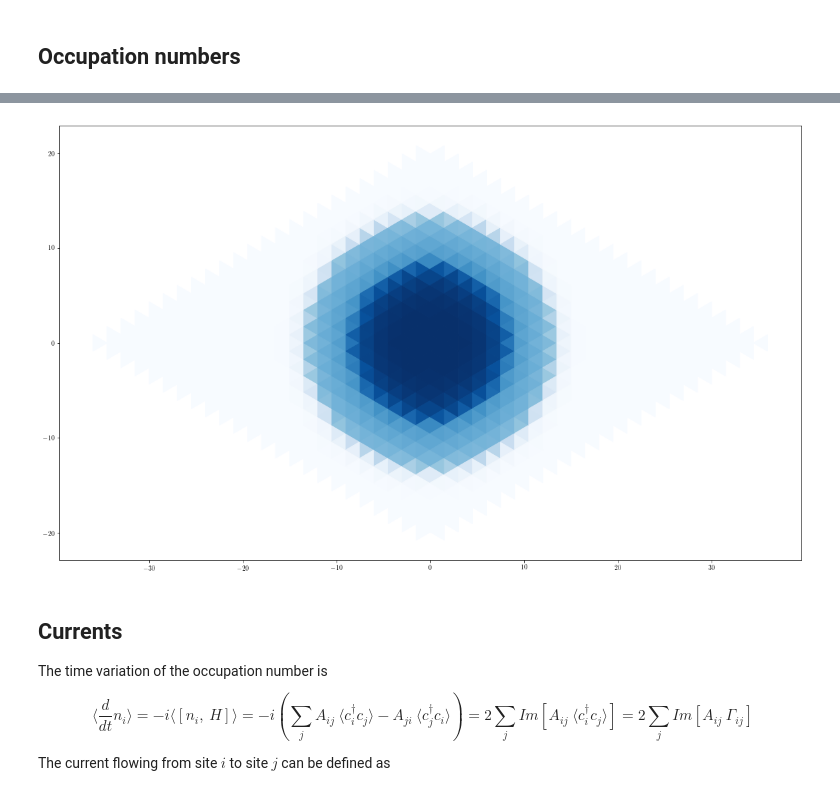
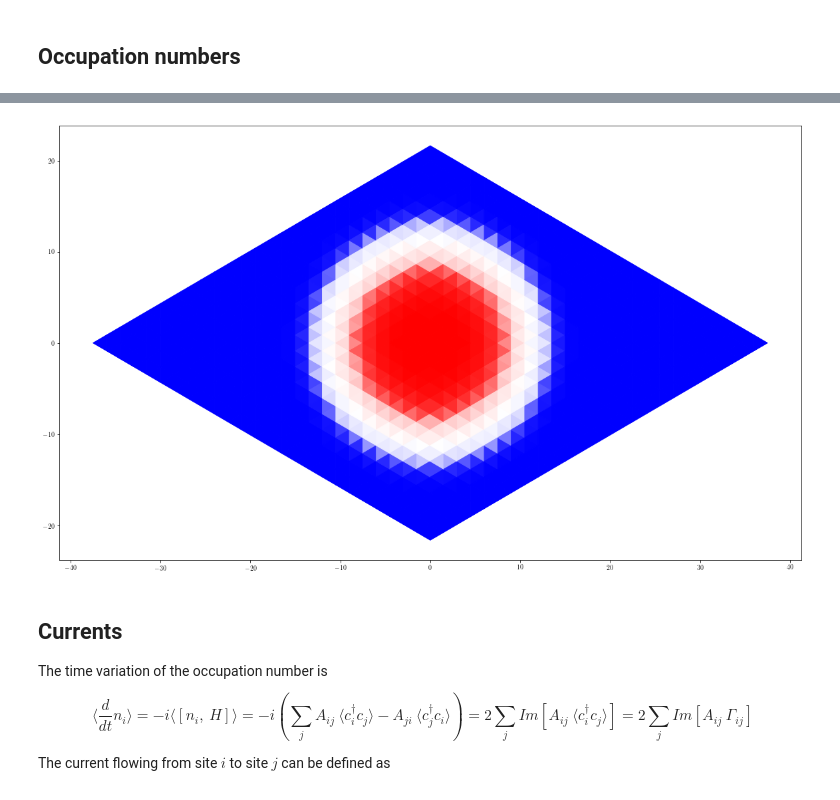
Before and after one commit to juanjosegarciaripoll/haldane, a Jupyter notebook: main.ipynb, the cells around one changed output, grey strips where cells are left out. Drawn from its saved outputs; the diff is of its cells as text; code cells hidden in the pictures.

```diff
--- a/main.ipynb
+++ b/main.ipynb
@@ -64,9 +64,9 @@ $$ \langle N(\mu)\rangle = \sum_m \langle f^\dagger_m f_m \rangle = \sum_m \frac
 The expected values of the two-body operators at finite temperature are
 
 $$ \Gamma_{ij} = \langle c^\dagger_i c_j\rangle = \sum_{mn} V^*_{im} V_{jn} \langle f^\dagger_m f_n\rangle = \sum_m V^*_{im} V_{jm} \frac{1}{1+e^{\beta (E_m - \mu)}}$$
+# %%
+w_eig, v_eig = eigh(ham.A)
 # %%
-w, v = eigh(ham.A)
-
 # Temperature
 β = 100
 
@@ -87,12 +87,12 @@ def particle_number_with_mu(μ, w, β, N):
     """
     return np.sum(1/(1+np.exp(β*(w-μ)))) - N
 
-μ_0 = (w[N-1] + w[N])/2
-sol = root(particle_number_with_mu, μ_0, args=(w, β, N))
+μ_0 = (w_eig[N-1] + w_eig[N])/2
+sol = root(particle_number_with_mu, μ_0, args=(w_eig, β, N))
 μ = sol.x
 
 # Fermi-Dirac distribution
-fd_dist = 1/(1 + np.exp(β*(w-μ)))
+fd_dist = 1/(1 + np.exp(β*(w_eig-μ)))
 
 # Plot the Fermi-Dirac distribution
 plt.figure(figsize=(10, 5))
@@ -101,14 +101,14 @@ plt.title('Fermi-Dirac distribution', fontsize=20)
 plt.show()
 
 # Expected values
-Γ = np.einsum('im,jm,m->ij', np.conj(v), v, fd_dist)
+Γ = np.einsum('im,jm,m->ij', np.conj(v_eig), v_eig, fd_dist, optimize=True)
 # %% [output]
 [figure]
 # %% [markdown]
 ## Occupation numbers
 # %%
 occupations = np.real(np.diag(Γ))
-plot_voronoi(lattice, occupations)
+plot_voronoi(lattice, occupations, colormap='bwr')
 
 print('Maximum occupation: {}'.format(np.max(occupations)))
 # %% [output]
@@ -116,4 +116,4 @@ Maximum occupation: 0.9996627320101025
-[figure, old version]
+[figure, new version]
 # %% [markdown]
 ## Currents
 
```
Also changed, not shown: parts of 42 cells of this notebook, 2 other files.
